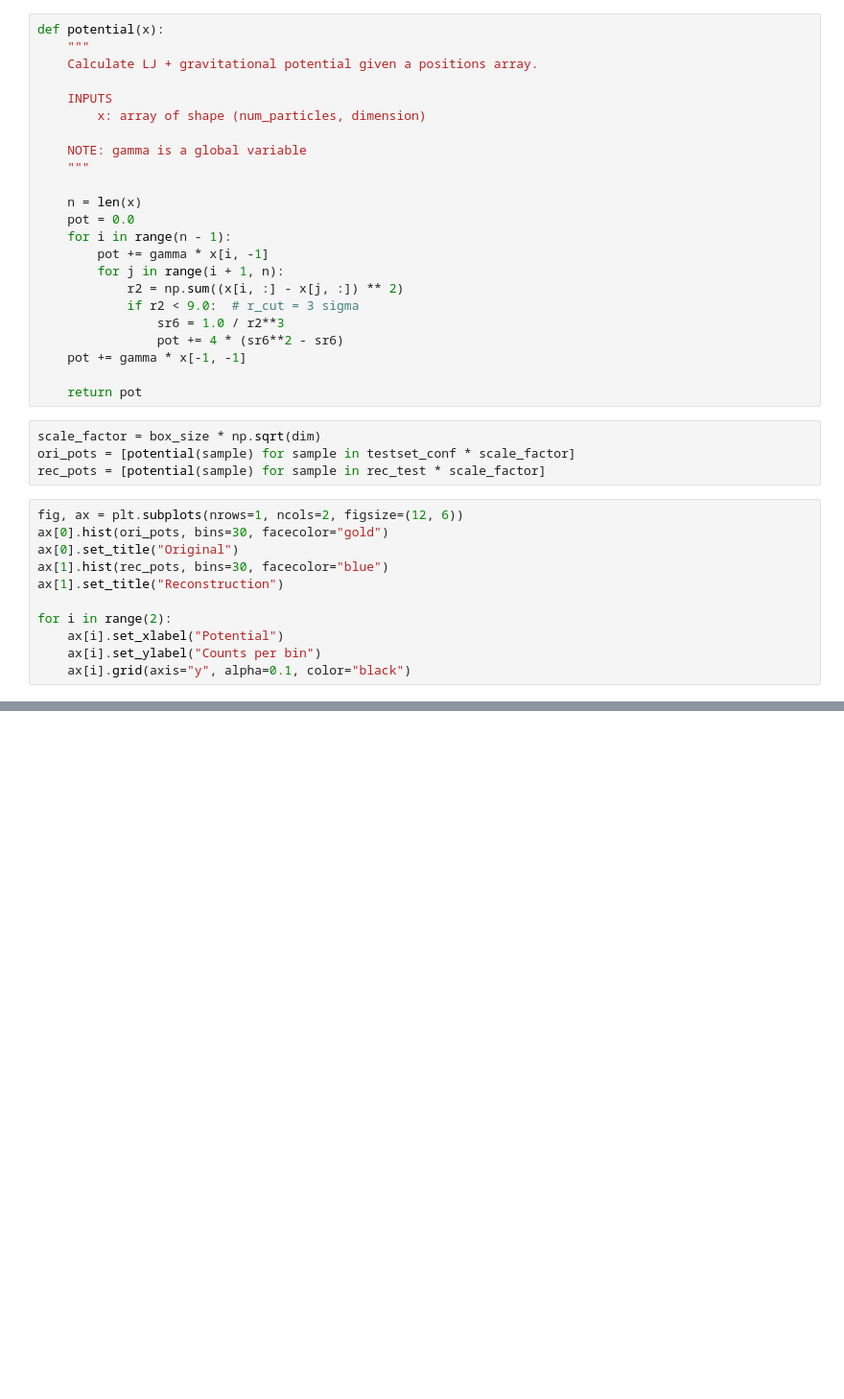
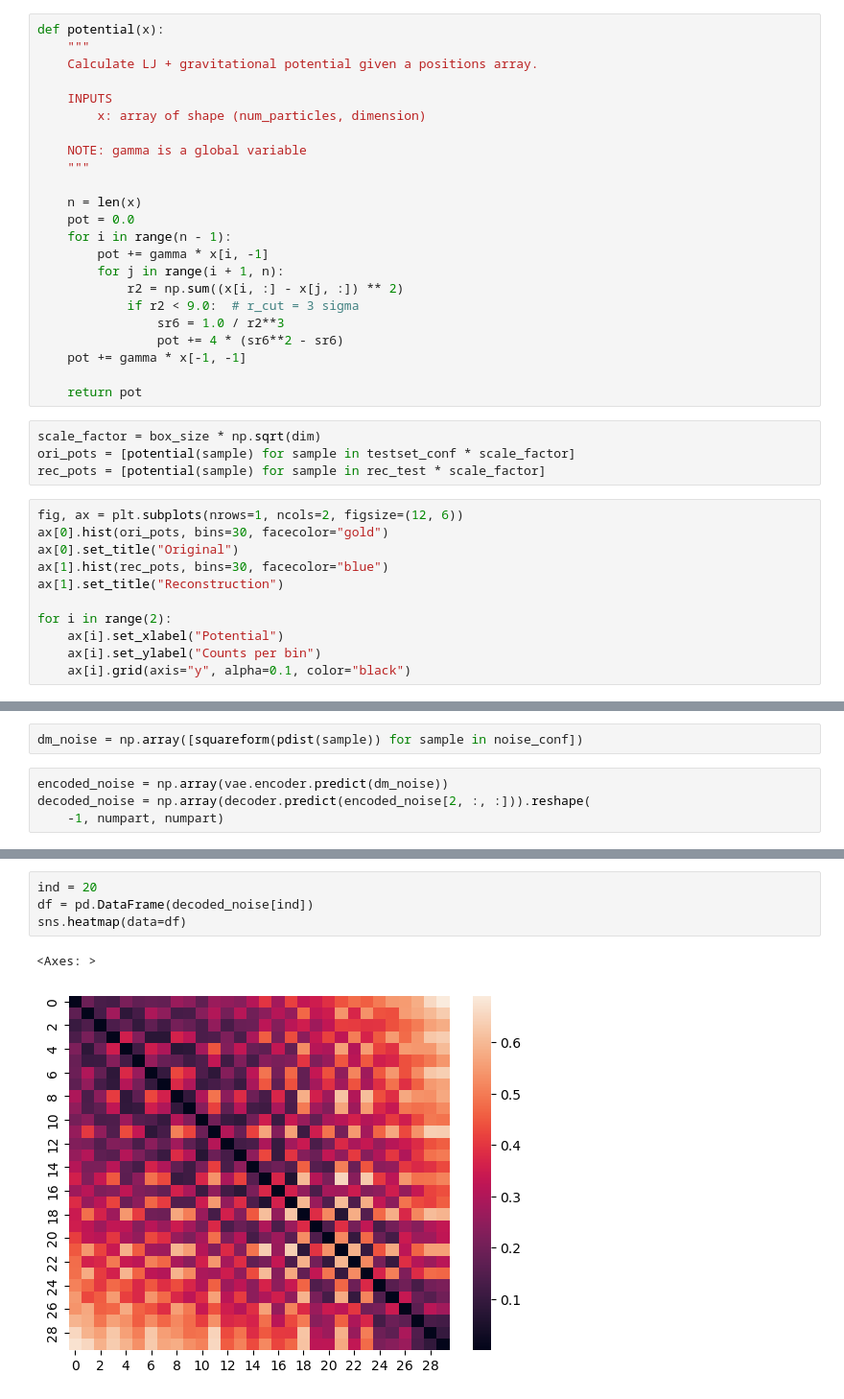
Before and after one commit to group9ine/variational-autoencoders, a Jupyter notebook: DistMatConv2D-vulture.ipynb, the cells around one changed output, grey strips where cells are left out. Shown at 96% size. Cells and saved outputs as stored; diff of their text form; blank space fills up the shorter version.

```diff
--- a/DistMatConv2D-vulture.ipynb
+++ b/DistMatConv2D-vulture.ipynb
@@ -562,0 +433,6 @@ print(ind+noisy_size)
+# %%
+dm_noise = np.array([squareform(pdist(sample)) for sample in noise_conf])
+# %%
+encoded_noise = np.array(vae.encoder.predict(dm_noise))
+decoded_noise = np.array(decoder.predict(encoded_noise[2, :, :])).reshape(
+    -1, numpart, numpart)
@@ -562,0 +443,7 @@ print(ind+noisy_size)
+# %%
+ind = 20
+df = pd.DataFrame(decoded_noise[ind])
+sns.heatmap(data=df)
+# %% [output]
+<Axes: >
+[figure, added]
```
Also changed, not shown: parts of 54 cells of this notebook.
